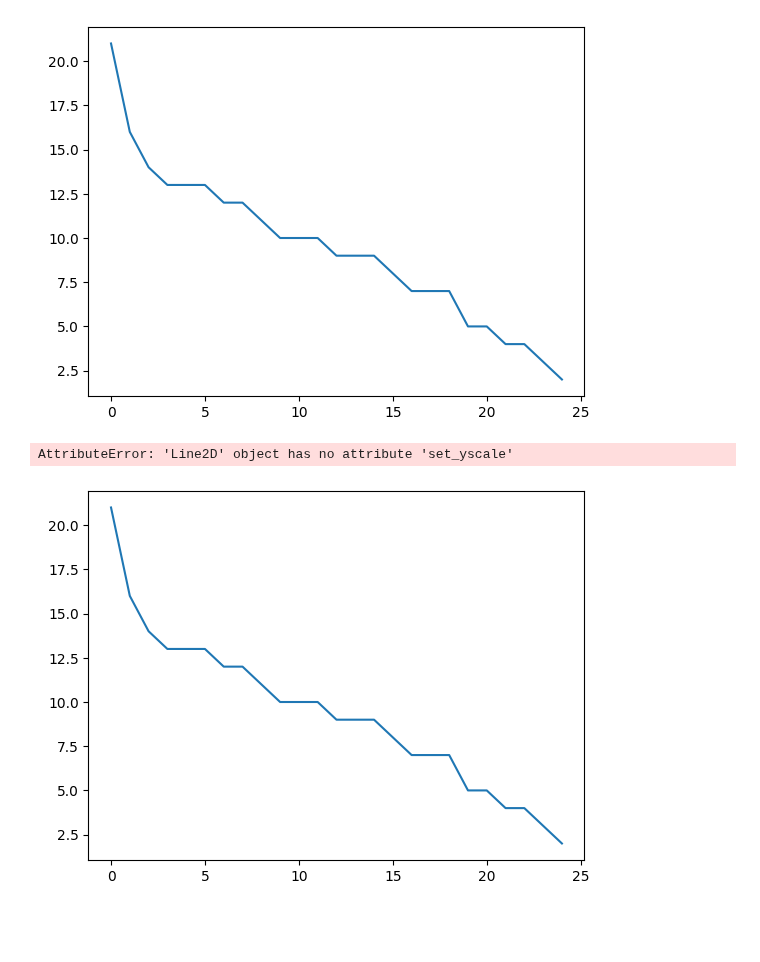
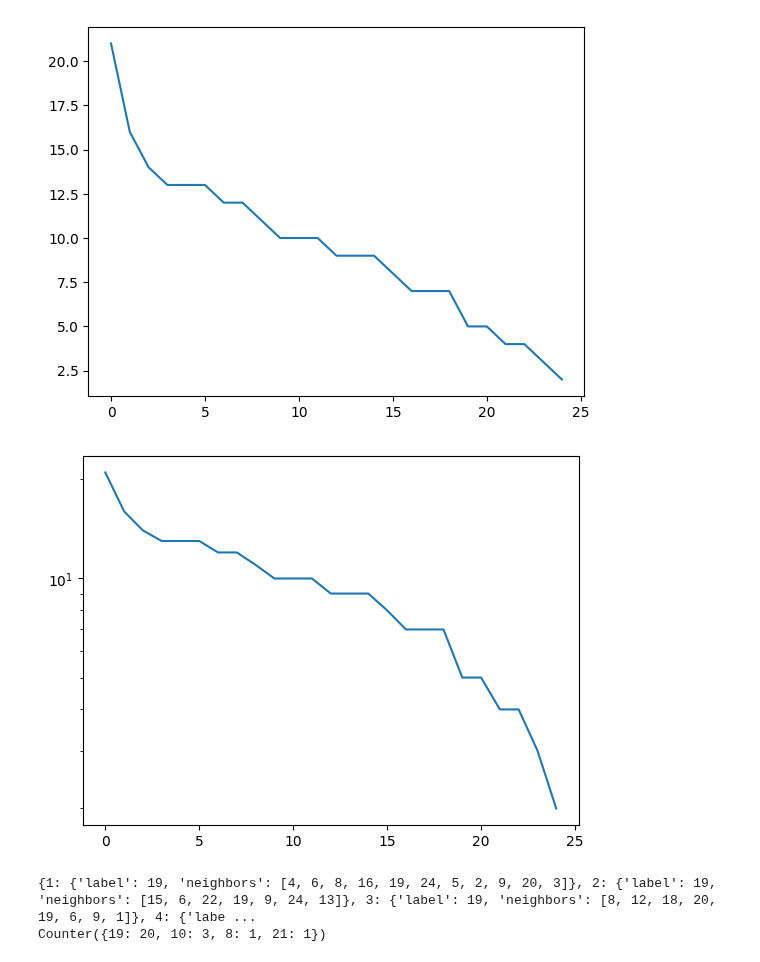
Before and after one commit to maiklarooij/MasterProject, a Jupyter notebook: analysis/analyse_log.ipynb, the cells around one changed output. Saved outputs shown, nothing was run; the diff lists cells and outputs as text; code cells hidden in the pictures; blank space fills up the shorter version.

Commit message:
ADD - First proposal of label propagation algorithm

```diff
--- a/analysis/analyse_log.ipynb
+++ b/analysis/analyse_log.ipynb
@@ -136,9 +136,53 @@ plt.plot(sorted([d for n, d in G.degree()], reverse=True))
 [figure]
 # %%
 line, = plt.plot(sorted([d for n, d in G.degree()], reverse=True))
-line.set_yscale('log')
+plt.yscale('log')
+
 
 plt.show()
 # %% [output]
-AttributeError: 'Line2D' object has no attribute 'set_yscale'
-[figure, old version]
+[figure, new version]
+# %%
+# Label propagation
+import random
+
+# Initialize nodes and neighbors
+nodes = {
+    user['identifier']: {
+        'label': user['identifier'],
+    'neighbors': [link[1] for link in log_data['user_links'] if user['identifier'] == link[0]]
+} for user in log_data['users']}
+
+t = 1
+
+while True:
+
+    change = False
+
+    random_order_nodes = random.sample(list(nodes.keys()), len(nodes.keys()))
+
+    for node in random_order_nodes:
+
+        neighbors_labels = [nodes[neighbor]['label'] for neighbor in nodes[node]['neighbors']]
+
+        if neighbors_labels:
+
+            # Get the most common label
+            counter = Counter(neighbors_labels)
+            max_count = counter.most_common(1)[0][1]
+            most_common_labels = [label for label, count in counter.items() if count == max_count]
+
+            new_label = random.choice(most_common_labels)
+
+            if new_label != nodes[node]['label']:
+                nodes[node]['label'] = new_label
+                change = True
+
+    if not change:
+        break
+
+print(nodes)
+print(Counter([node['label'] for node in nodes.values()]))
+# %% [output]
+{1: {'label': 19, 'neighbors': [4, 6, 8, 16, 19, 24, 5, 2, 9, 20, 3]}, 2: {'label': 19, 'neighbors': [15, 6, 22, 19, 9, 24, 13]}, 3: {'label': 19, 'neighbors': [8, 12, 18, 20, 19, 6, 9, 1]}, 4: {'labe ...
+Counter({19: 20, 10: 3, 8: 1, 21: 1})
```
Also changed, not shown: parts of 2 cells of this notebook.
